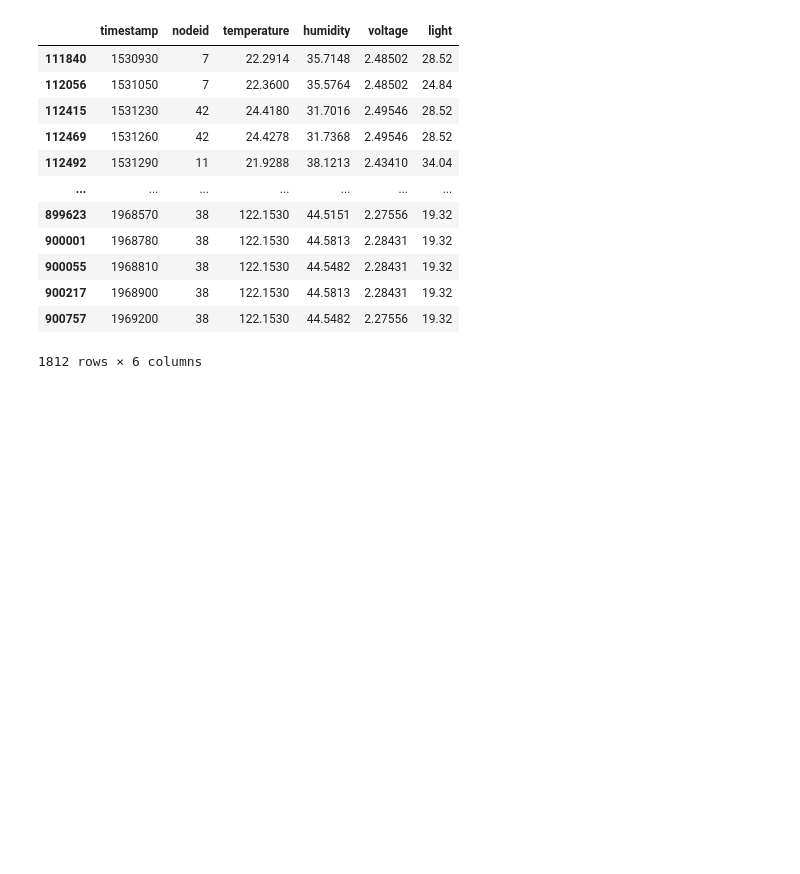
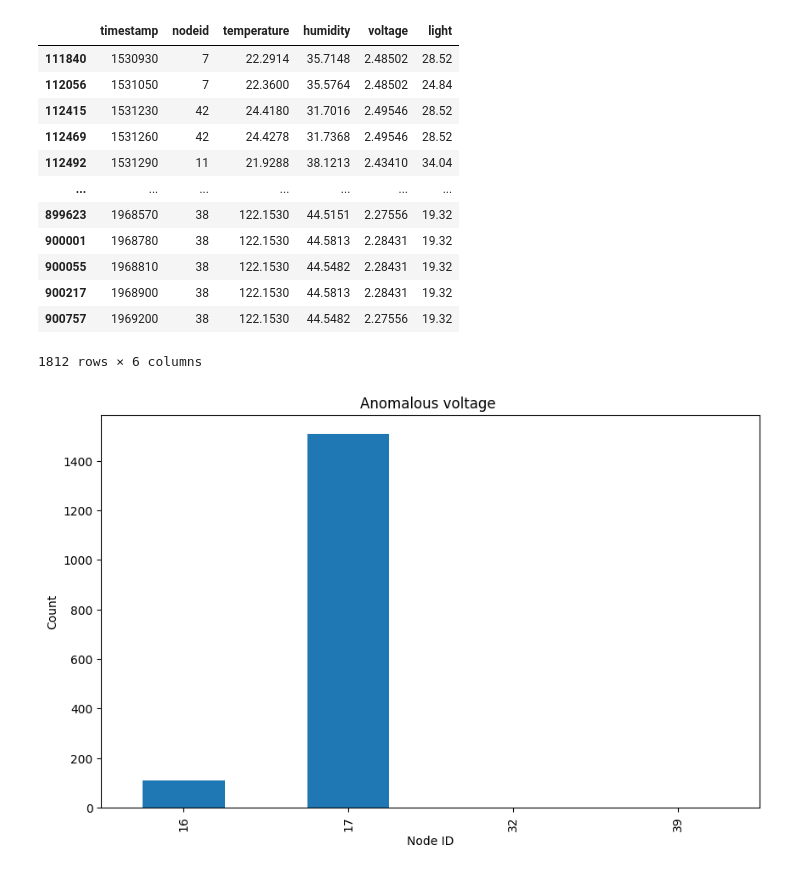
Before and after one commit to siji2022/CS6604_LoG_project, a Jupyter notebook: kde.ipynb, the cells around one changed output. Saved outputs shown, nothing was run; the diff lists cells and outputs as text; code cells hidden in the pictures; blank space fills up the shorter version.

Commit message:
add plots for KDE

```diff
--- a/kde.ipynb
+++ b/kde.ipynb
@@ -151,3 +151,17 @@ anomalous_light
 | 900217 | 1968900 | 38 | 122.1530 | 44.5813 | 2.28431 | 19.32 |
 | 900757 | 1969200 | 38 | 122.1530 | 44.5482 | 2.27556 | 19.32 |
 1812 rows × 6 columns
+# %%
+# plot histograms of the anomalies_light on nodeid
+import matplotlib.pyplot as plt
+import seaborn as sns
+plt.figure(figsize=(10, 6))
+anomalous_voltage.groupby('nodeid').size().plot(kind='bar')
+
+# label for all nodes
+plt.xlabel("Node ID")
+plt.ylabel("Count")
+plt.title("Anomalous voltage ")
+plt.show()
+# %% [output]
+[figure, added]
```
Also changed, not shown: parts of 2 cells of this notebook.
